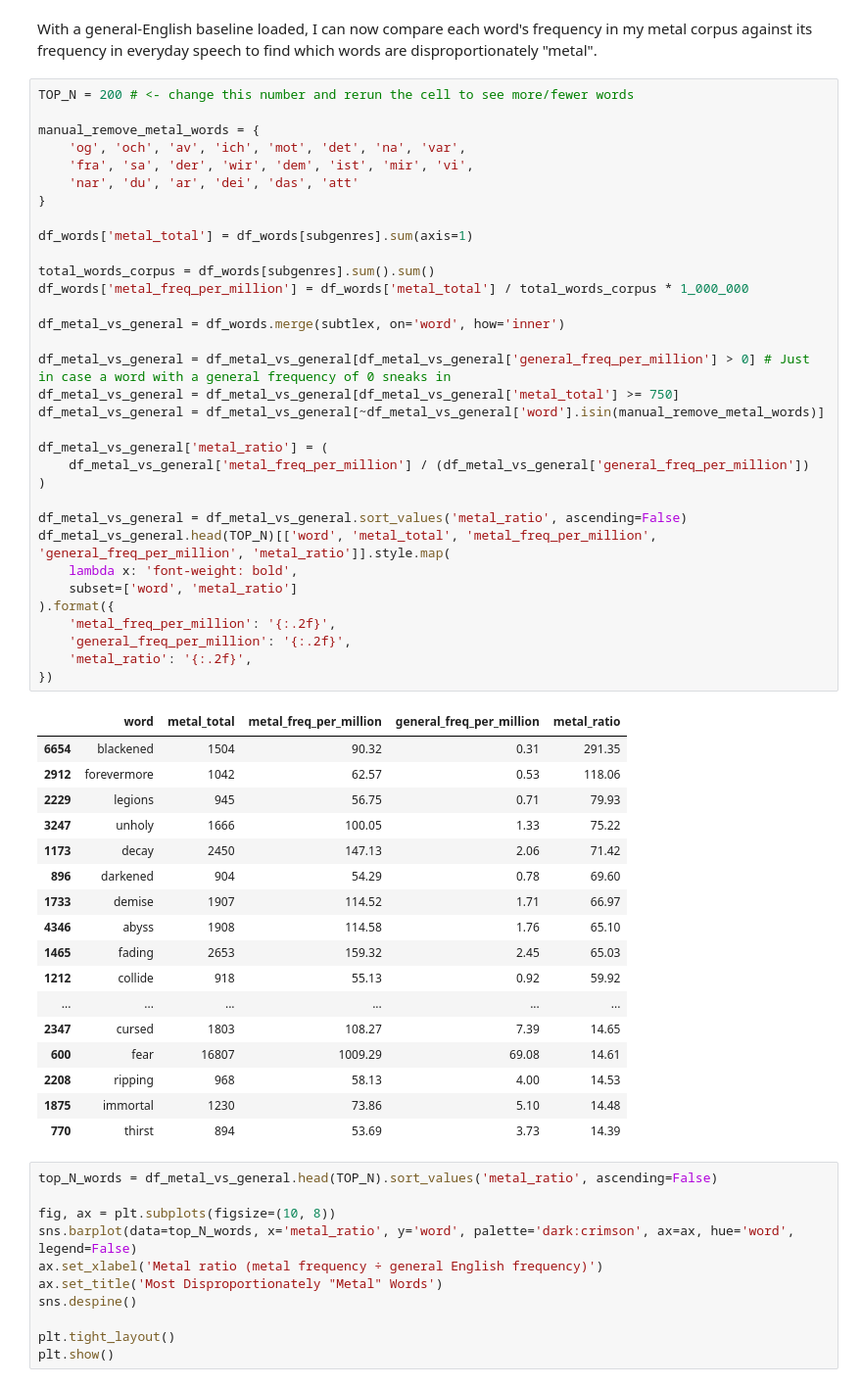
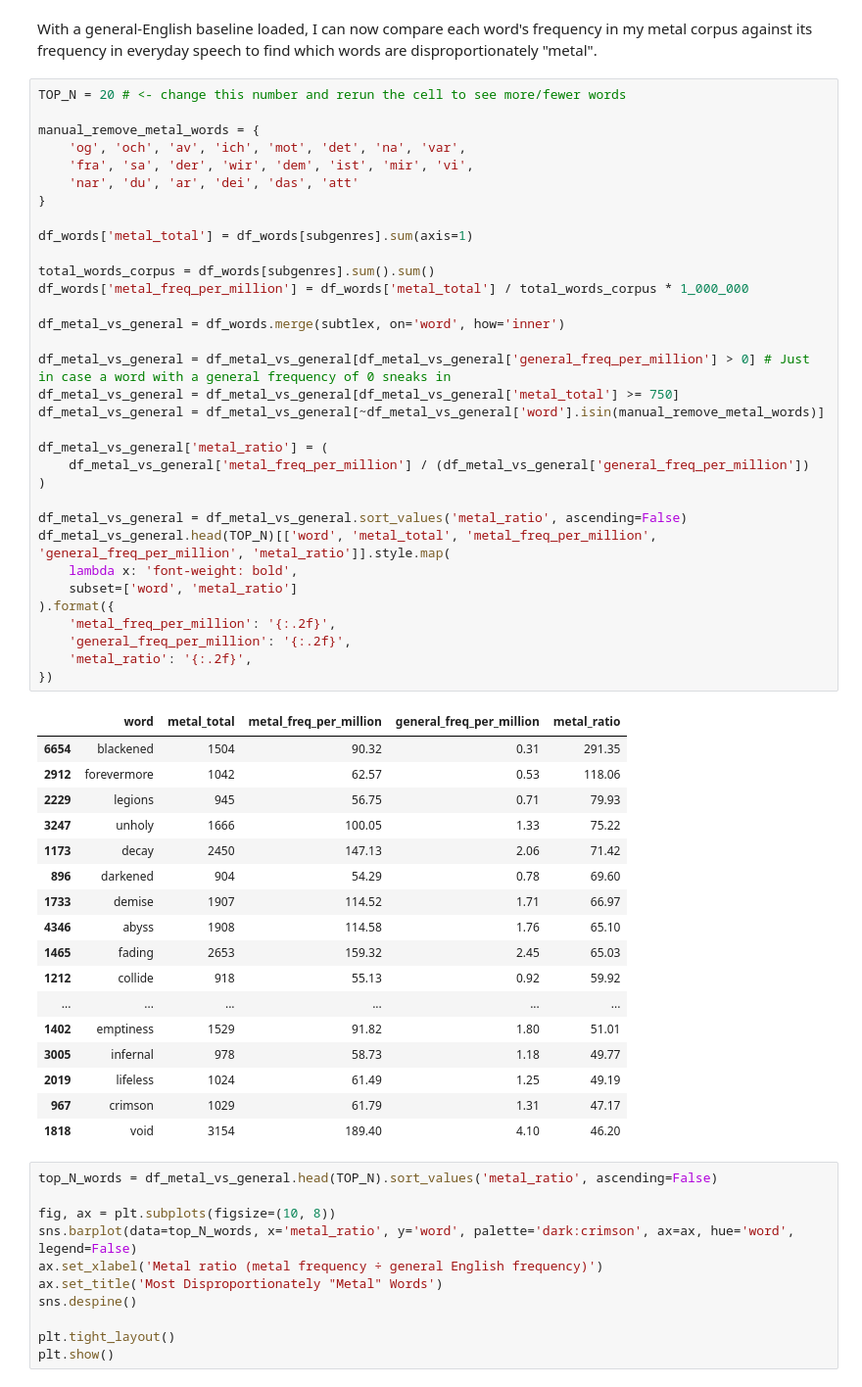
Before and after one commit to wanderson33245/The-Metal-Corpus, a Jupyter notebook: The Metal Corpus.ipynb, the cells around one changed output. Shown at 98% size. Cells and saved outputs as stored; diff of their text form.

```diff
--- a/The Metal Corpus.ipynb
+++ b/The Metal Corpus.ipynb
@@ -718,7 +718,7 @@ subtlex.head()
 # %% [markdown]
 With a general-English baseline loaded, I can now compare each word's frequency in my metal corpus against its frequency in everyday speech to find which words are disproportionately "metal".
 # %%
-TOP_N = 200 # <- change this number and rerun the cell to see more/fewer words
+TOP_N = 20 # <- change this number and rerun the cell to see more/fewer words
 
 manual_remove_metal_words = {
     'og', 'och', 'av', 'ich', 'mot', 'det', 'na', 'var',
@@ -736,38 +736,38 @@ df_metal_vs_general = df_words.merge(subtlex, on='word', how='inner')
 df_metal_vs_general = df_metal_vs_general[df_metal_vs_general['general_freq_per_million'] > 0] # Just in case a word with a general frequency of 0 sneaks in
 df_metal_vs_general = df_metal_vs_general[df_metal_vs_general['metal_total'] >= 750]
 df_metal_vs_general = df_metal_vs_general[~df_metal_vs_general['word'].isin(manual_remove_metal_words)]
 
 df_metal_vs_general['metal_ratio'] = (
     df_metal_vs_general['metal_freq_per_million'] / (df_metal_vs_general['general_freq_per_million'])
 )
 
 df_metal_vs_general = df_metal_vs_general.sort_values('metal_ratio', ascending=False)
 df_metal_vs_general.head(TOP_N)[['word', 'metal_total', 'metal_freq_per_million', 'general_freq_per_million', 'metal_ratio']].style.map(
     lambda x: 'font-weight: bold',
     subset=['word', 'metal_ratio']
 ).format({
     'metal_freq_per_million': '{:.2f}',
     'general_freq_per_million': '{:.2f}',
     'metal_ratio': '{:.2f}',
 })
 # %% [output]
 |  | word | metal_total | metal_freq_per_million | general_freq_per_million | metal_ratio |
 | 6654 | blackened | 1504 | 90.32 | 0.31 | 291.35 |
 | 2912 | forevermore | 1042 | 62.57 | 0.53 | 118.06 |
 | 2229 | legions | 945 | 56.75 | 0.71 | 79.93 |
 | 3247 | unholy | 1666 | 100.05 | 1.33 | 75.22 |
 | 1173 | decay | 2450 | 147.13 | 2.06 | 71.42 |
 | 896 | darkened | 904 | 54.29 | 0.78 | 69.60 |
 | 1733 | demise | 1907 | 114.52 | 1.71 | 66.97 |
 | 4346 | abyss | 1908 | 114.58 | 1.76 | 65.10 |
 | 1465 | fading | 2653 | 159.32 | 2.45 | 65.03 |
 | 1212 | collide | 918 | 55.13 | 0.92 | 59.92 |
 | ... | ... | ... | ... | ... | ... |
-| 2347 | cursed | 1803 | 108.27 | 7.39 | 14.65 |
-| 600 | fear | 16807 | 1009.29 | 69.08 | 14.61 |
-| 2208 | ripping | 968 | 58.13 | 4.00 | 14.53 |
-| 1875 | immortal | 1230 | 73.86 | 5.10 | 14.48 |
-| 770 | thirst | 894 | 53.69 | 3.73 | 14.39 |
+| 1402 | emptiness | 1529 | 91.82 | 1.80 | 51.01 |
+| 3005 | infernal | 978 | 58.73 | 1.18 | 49.77 |
+| 2019 | lifeless | 1024 | 61.49 | 1.25 | 49.19 |
+| 967 | crimson | 1029 | 61.79 | 1.31 | 47.17 |
+| 1818 | void | 3154 | 189.40 | 4.10 | 46.20 |
 # %%
 top_N_words = df_metal_vs_general.head(TOP_N).sort_values('metal_ratio', ascending=False)
 
```
